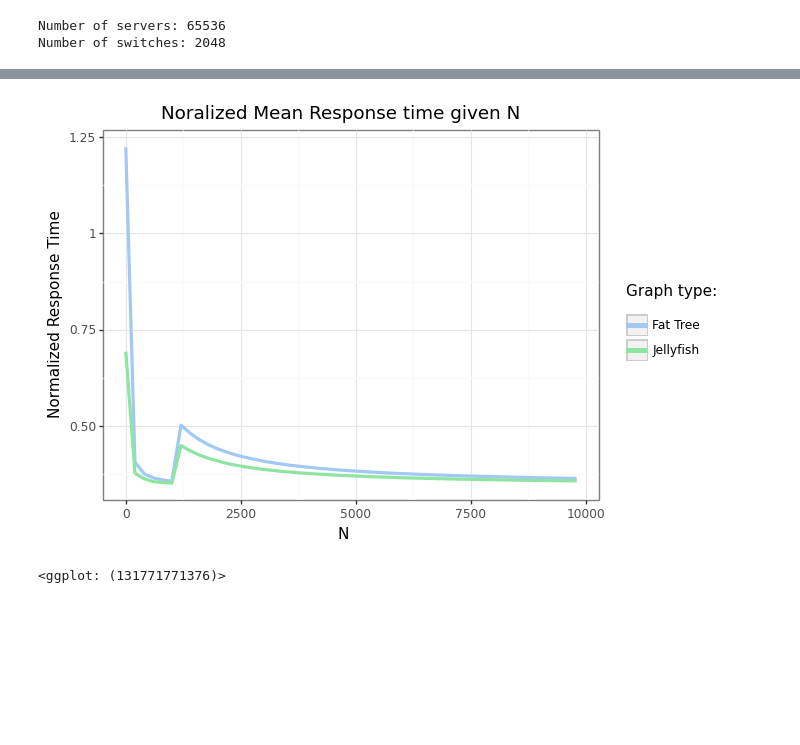
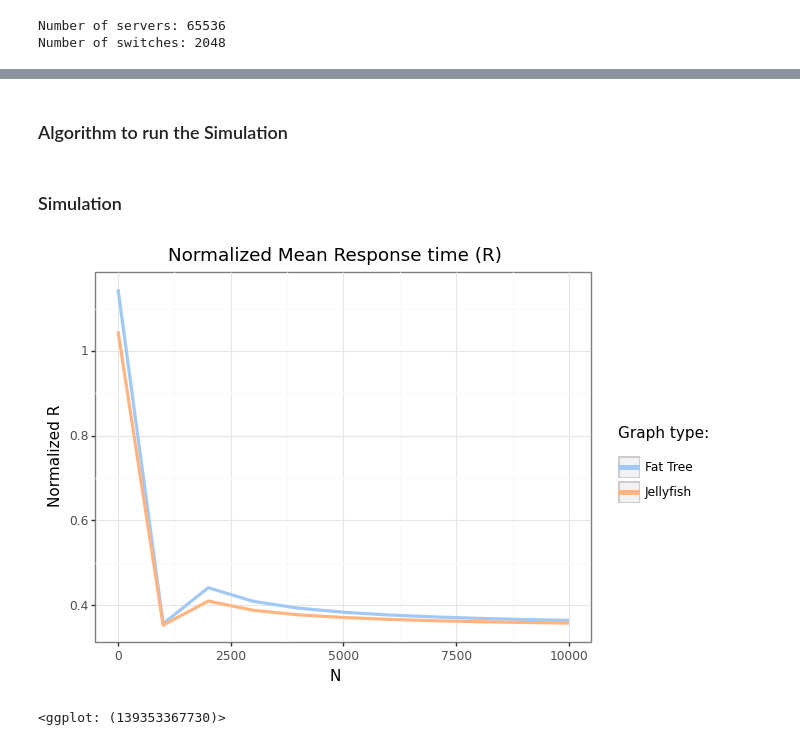
Before and after one commit to Matteo-Candi/Data_Center, a Jupyter notebook: main.ipynb, the cells around one changed output, grey strips where cells are left out. Saved outputs shown, nothing was run; the diff lists cells and outputs as text; code cells hidden in the pictures; blank space fills up the shorter version.

```diff
--- a/main.ipynb
+++ b/main.ipynb
@@ -334,6 +338,8 @@ E_X = 8 * 3600
 T_0 = 30
 xi = .1
 f = 48 / 1500
+# %% [markdown]
+### Algorithm to run the Simulation
 # %%
 # Find hops between A and i servers.
 def find_hopes(G, A, N):
@@ -378,50 +384,65 @@ def response_time(G, N, A, C, T_0, Lf, Lo, E_X, f):
     X_i = rv.rvs(size=N)
     # X_i = [-E_X / n * np.log(1 - x) for x in [random.random() for _ in range(N)]]
 
+    # Compute big theta.
+    Theta = T_0 + X_i
+
     # Response time.
-    R = max( (1+f) * Lf / (N * theta_i)   +   T_0 + X_i   +   (1+f) * Lo_i / theta_i )
+    R = max( (1+f) * Lf / (N * theta_i)   +   Theta   +   (1+f) * Lo_i / theta_i )
 
-    return R
+    return R, sum(Theta)
 
 
 # Run a simulation for R over N.
-def simulation_R(G, M, list_N, C, T_0, Lf, Lo, E_X, f):
+def simulation(G, M, list_N, C, T_0, Lf, Lo, E_X, f):
     server_nodes = [node for node in G.nodes() if G.nodes[node]['type'] == 'server']
     list_A = random.sample(server_nodes, M)
 
-    simulations = []
+    simulations_R, simulations_Theta = [], []
     for N in tqdm(list_N):
-        list_R = [response_time(G, N, A, C, T_0, Lf, Lo, E_X, f) for A in list_A]
-        simulations.append(np.mean(list_R))
+        list_R, list_Theta = [], []
+        for A in list_A:
+            R, Theta = response_time(G, N, A, C, T_0, Lf, Lo, E_X, f)
+            list_R.append(R)
+            list_Theta.append(Theta)
+        # list_R = [response_time(G, N, A, C, T_0, Lf, Lo, E_X, f) for A in list_A]
+        simulations_R.append(np.mean(list_R))
+        simulations_Theta.append(np.mean(list_Theta))
 
-    return np.array(simulations)
+    return np.array(simulations_R), np.array(simulations_Theta)
+# %% [markdown]
+### Simulation
 # %%
 # Baseline
 R_baseline = T_0 + E_X
+S_baseline = R_baseline + xi * R_baseline
 
 # Simulation paramters.
 M = 10
-list_N = np.arange(1, 10_001, 200)
+list_N = np.arange(1, 10_002, 200)
 
 # Simulation.
-ft_simulation = simulation_R(G_ft, M, list_N, C, T_0, Lf, Lo, E_X, f)
-jelly_simulation = simulation_R(G_jelly, M, list_N, C, T_0, Lf, Lo, E_X, f)
+ft_R, ft_Theta = simulation(G_ft, M, list_N, C, T_0, Lf, Lo, E_X, f)
+jelly_R, jelly_Theta = simulation(G_jelly, M, list_N, C, T_0, Lf, Lo, E_X, f)
 
 # Normalization.
-ft_simulation_norm = ft_simulation / R_baseline
-jelly_simulation_norm = jelly_simulation / R_baseline
+ft_simulation_norm = ft_R / R_baseline
+jelly_simulation_norm = jelly_R / R_baseline
+
+ft_S_norm = (ft_R + xi * ft_Theta) / S_baseline
+jelly_S_norm = (jelly_R + xi * jelly_Theta) / S_baseline
 # %%
 line_size = 1.3
 
 ( ggplot() +
   aes(x = list_N) +
   labs(x='N',
-        y='Normalized Response Time',
-        title = 'Noralized Mean Response time given N ') +
+        y='Normalized R',
+        title = 'Normalized Mean Response time (R)') +
   geom_line(aes(y=ft_simulation_norm, color = '"#A1C9F4"'), size=line_size) +
-  geom_line(aes(x = list_N, y= jelly_simulation_norm, color='"#8DE5A1"'), size=line_size ) +
+  geom_line(aes(x = list_N, y= jelly_simulation_norm, color='"#FFB482"'), size=line_size ) +
   theme_bw() +
-  scale_color_identity(guide='legend', name = 'Graph type: \n\n ', breaks=['#A1C9F4','#8DE5A1'], labels=['Fat Tree','Jellyfish']))#.draw()
+  scale_color_identity(guide='legend', name = 'Graph type: \n\n ', breaks=['#A1C9F4','#FFB482'], labels=['Fat Tree','Jellyfish']))#.draw()
 # %% [output]
-[figure, old version]
+[figure, new version]
-<ggplot: (131771771376)>
+<ggplot: (139353367730)>
```
Also changed, not shown: parts of 14 cells of this notebook.
